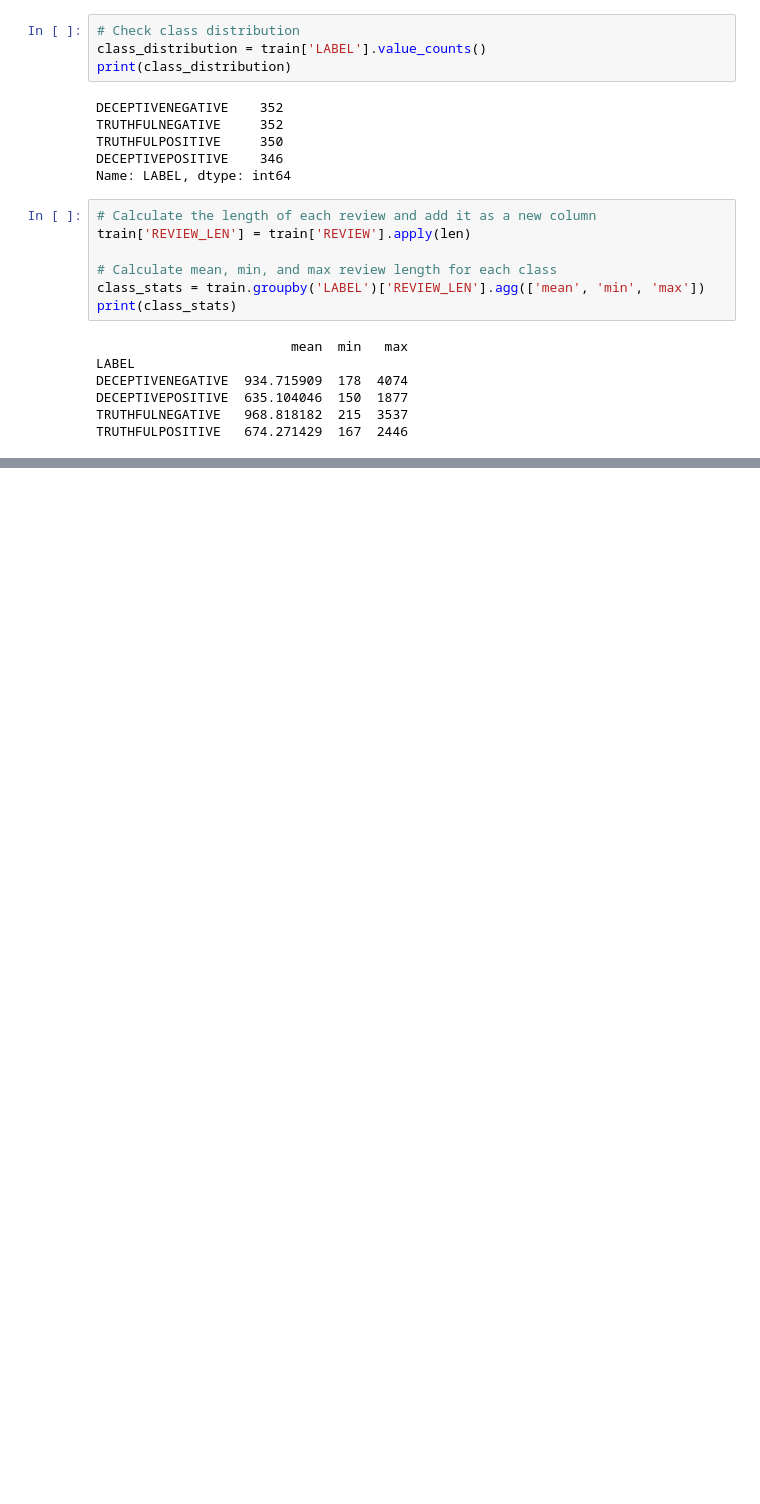
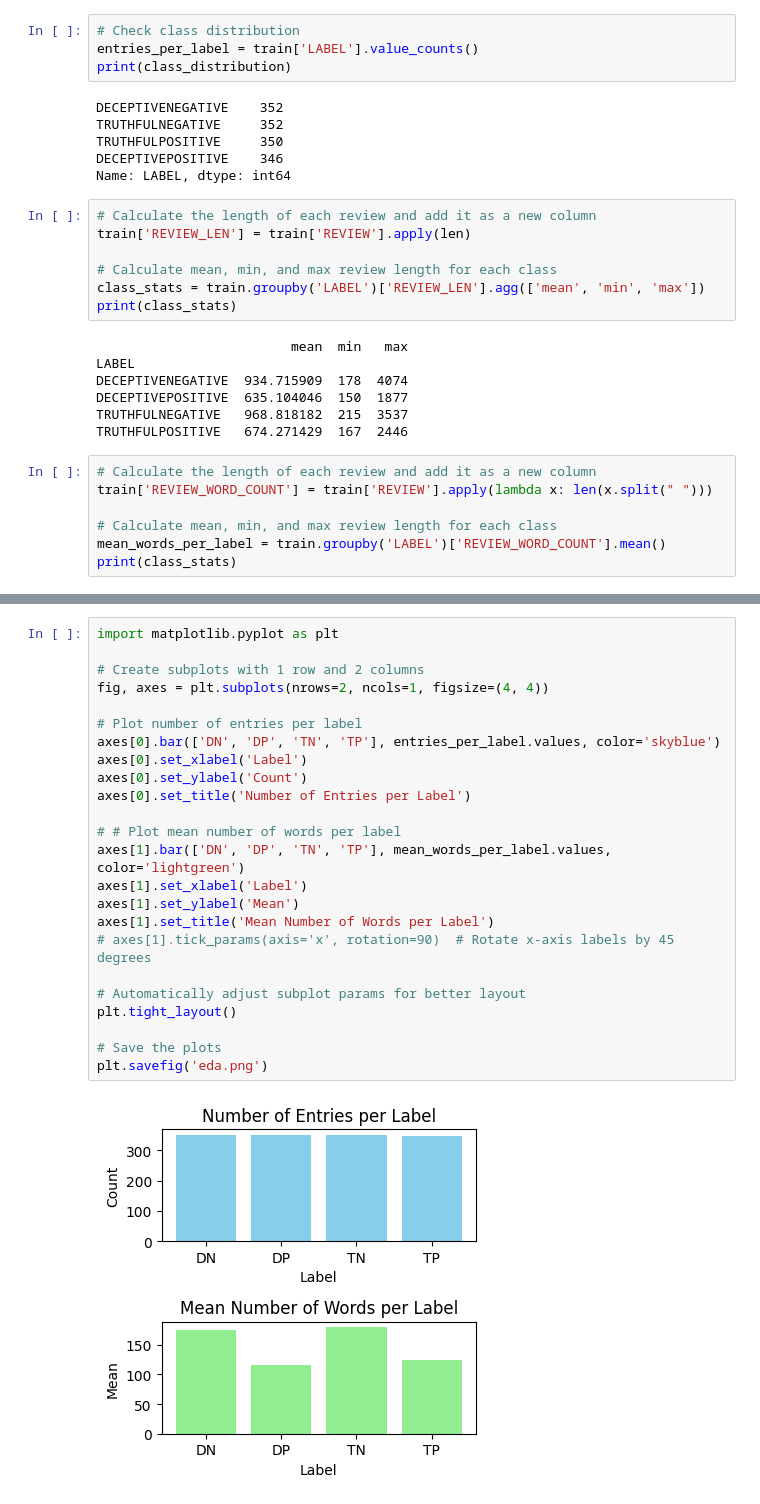
Before and after one commit to murillo-teixeira/nlp-review-classifier, a Jupyter notebook: 0. EDA.ipynb, the cells around one changed output, grey strips where cells are left out. Drawn from its saved outputs; the diff is of its cells as text; blank space fills up the shorter version.

```diff
--- a/0. EDA.ipynb
+++ b/0. EDA.ipynb
@@ -26,7 +26,7 @@ train
 1400 rows × 2 columns
 # %%
 # Check class distribution
-class_distribution = train['LABEL'].value_counts()
+entries_per_label = train['LABEL'].value_counts()
 print(class_distribution)
 # %% [output]
 DECEPTIVENEGATIVE    352
@@ -48,3 +48,10 @@ DECEPTIVENEGATIVE  934.715909  178  4074
 DECEPTIVEPOSITIVE  635.104046  150  1877
 TRUTHFULNEGATIVE   968.818182  215  3537
 TRUTHFULPOSITIVE   674.271429  167  2446
+# %%
+# Calculate the length of each review and add it as a new column
+train['REVIEW_WORD_COUNT'] = train['REVIEW'].apply(lambda x: len(x.split(" ")))
+
+# Calculate mean, min, and max review length for each class
+mean_words_per_label = train.groupby('LABEL')['REVIEW_WORD_COUNT'].mean()
+print(class_stats)
@@ -50,0 +65,26 @@ TRUTHFULPOSITIVE   674.271429  167  2446
+# %%
+import matplotlib.pyplot as plt
+
+# Create subplots with 1 row and 2 columns
+fig, axes = plt.subplots(nrows=2, ncols=1, figsize=(4, 4))
+
+# Plot number of entries per label
+axes[0].bar(['DN', 'DP', 'TN', 'TP'], entries_per_label.values, color='skyblue')
+axes[0].set_xlabel('Label')
+axes[0].set_ylabel('Count')
+axes[0].set_title('Number of Entries per Label')
+
+# # Plot mean number of words per label
+axes[1].bar(['DN', 'DP', 'TN', 'TP'], mean_words_per_label.values, color='lightgreen')
+axes[1].set_xlabel('Label')
+axes[1].set_ylabel('Mean')
+axes[1].set_title('Mean Number of Words per Label')
+# axes[1].tick_params(axis='x', rotation=90)  # Rotate x-axis labels by 45 degrees
+
+# Automatically adjust subplot params for better layout
+plt.tight_layout()
+
+# Save the plots
+plt.savefig('eda.png')
+# %% [output]
+[figure, added]
```
Also changed, not shown: parts of 1 cell of this notebook, 10 other files.
